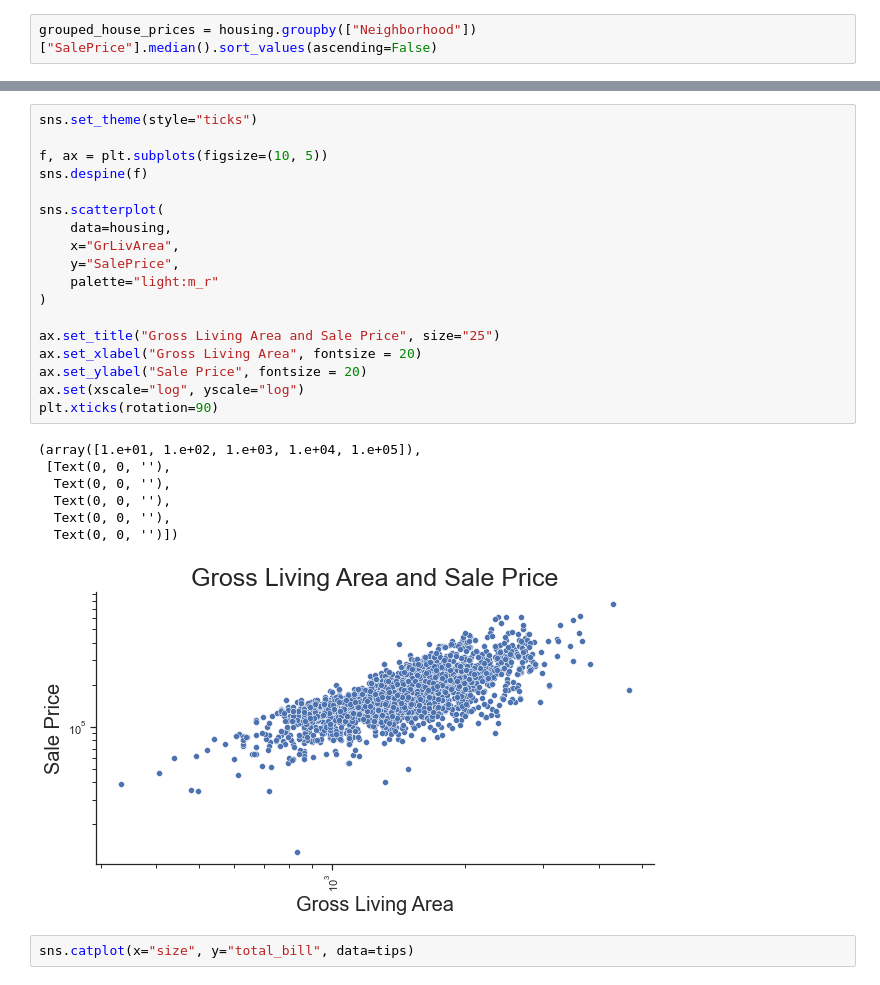
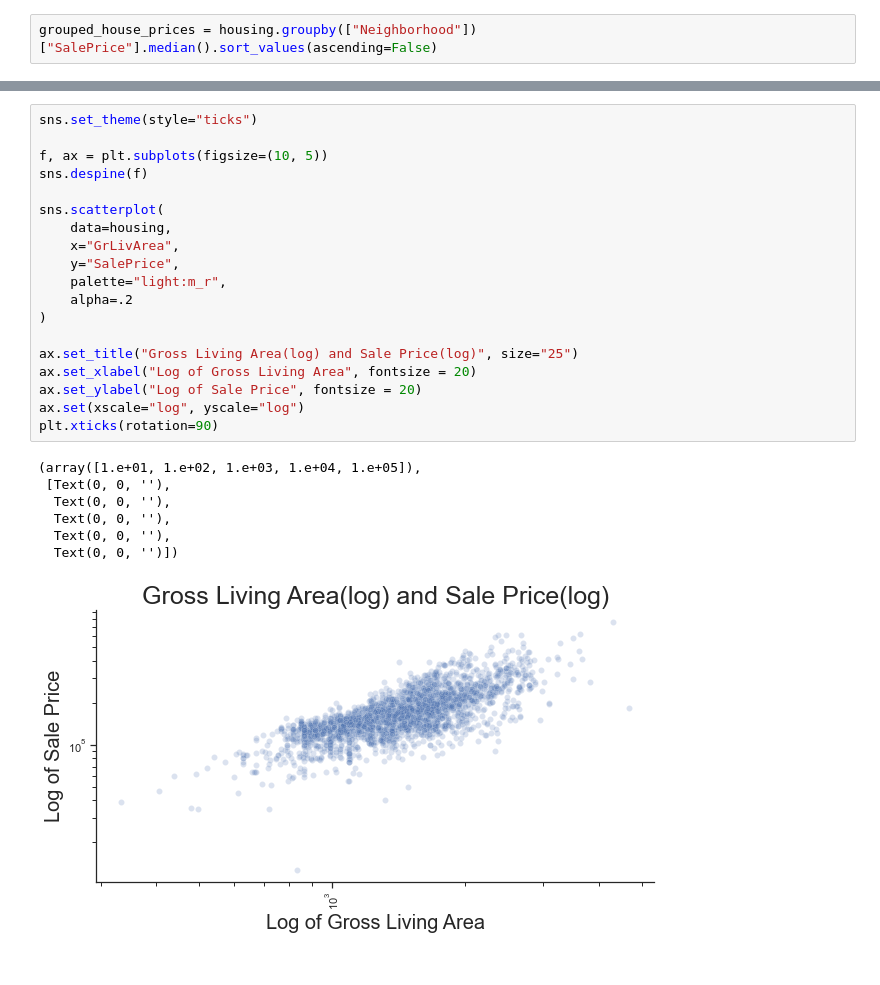
Before and after one commit to mobrien829/ames-ml-project, a Jupyter notebook: Tam's Folder/Ames Project-EDA.ipynb, the cells around one changed output, grey strips where cells are left out. Cells and saved outputs as stored; diff of their text form.

Commit message:
added EDA plots

```diff
--- a/Tam's Folder/Ames Project-EDA.ipynb
+++ b/Tam's Folder/Ames Project-EDA.ipynb
@@ -172,31 +163,30 @@ plt.xticks(rotation=90)
 # %%
 sns.set_theme(style="ticks")
 
 f, ax = plt.subplots(figsize=(10, 5))
 sns.despine(f)
 
 sns.scatterplot(
     data=housing,
     x="GrLivArea",
     y="SalePrice",
-    palette="light:m_r"
+    palette="light:m_r",
+    alpha=.2
 )
 
-ax.set_title("Gross Living Area and Sale Price", size="25")
-ax.set_xlabel("Gross Living Area", fontsize = 20)
-ax.set_ylabel("Sale Price", fontsize = 20)
+ax.set_title("Gross Living Area(log) and Sale Price(log)", size="25")
+ax.set_xlabel("Log of Gross Living Area", fontsize = 20)
+ax.set_ylabel("Log of Sale Price", fontsize = 20)
 ax.set(xscale="log", yscale="log")
 plt.xticks(rotation=90)
 # %% [output]
 (array([1.e+01, 1.e+02, 1.e+03, 1.e+04, 1.e+05]),
  [Text(0, 0, ''),
   Text(0, 0, ''),
   Text(0, 0, ''),
   Text(0, 0, ''),
   Text(0, 0, '')])
-[figure, old version]
+[figure, new version]
-# %%
-sns.catplot(x="size", y="total_bill", data=tips)
 # %%
 #sns.set_theme(style="ticks")
 
```
Also changed, not shown: parts of 15 cells of this notebook, 2 other files.
